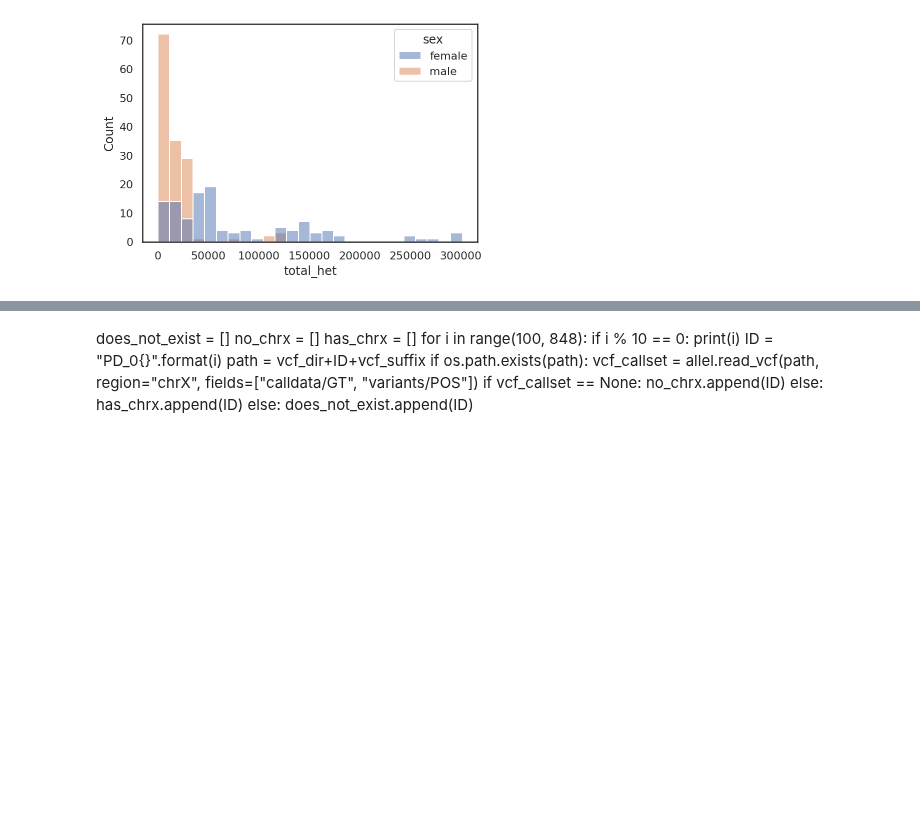
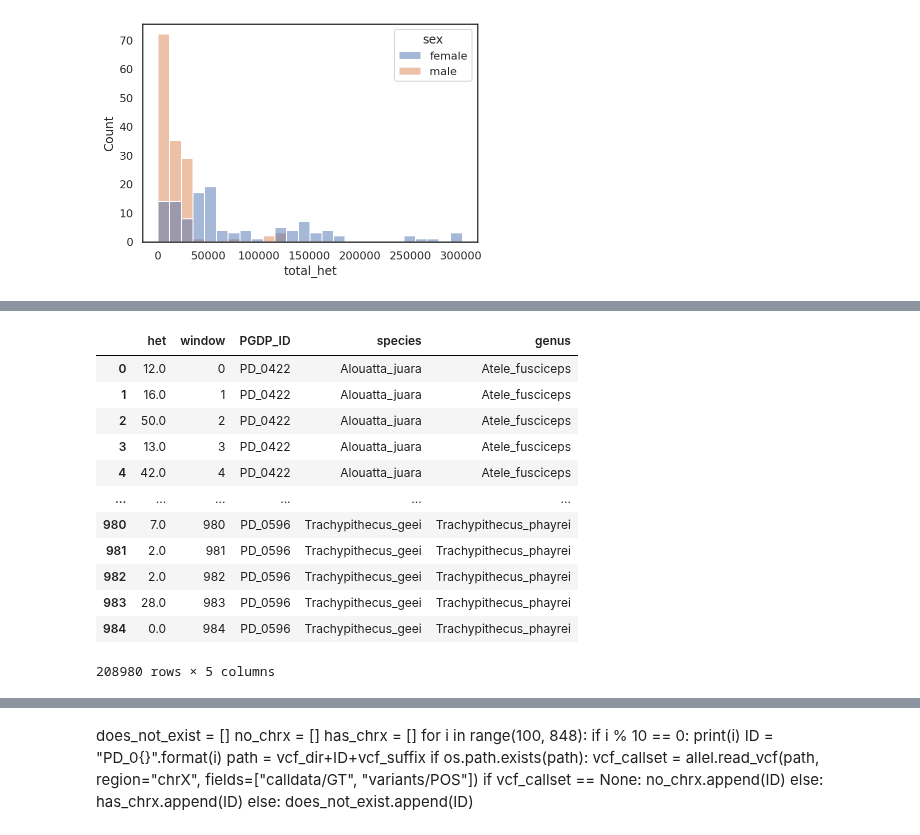
Before and after one commit to erikfogh/baboon_analysis, a Jupyter notebook: baboon_first_analysis/notebooks/Primatediversity_investigation.ipynb, the cells around one changed output, grey strips where cells are left out. Drawn from its saved outputs; the diff is of its cells as text; code cells hidden in the pictures; blank space fills up the shorter version.

```diff
--- a/baboon_first_analysis/notebooks/Primatediversity_investigation.ipynb
+++ b/baboon_first_analysis/notebooks/Primatediversity_investigation.ipynb
@@ -227,4 +214,0 @@ Trachypithecus_phayrei.fasta
-# %%
-ID = "PD_0180"
-
-vcf_callset = allel.read_vcf(vcf_dir+ID+vcf_suffix, region="chrX", fields=["calldata/GT", "variants/POS"])
@@ -230,0 +288,16 @@ vcf_callset = allel.read_vcf(vcf_dir+ID+vcf_suffix, region="chrX", fields=["call
+# %%
+primate_df
+# %% [output]
+|  | het | window | PGDP_ID | species | genus |
+| 0 | 12.0 | 0 | PD_0422 | Alouatta_juara | Atele_fusciceps |
+| 1 | 16.0 | 1 | PD_0422 | Alouatta_juara | Atele_fusciceps |
+| 2 | 50.0 | 2 | PD_0422 | Alouatta_juara | Atele_fusciceps |
+| 3 | 13.0 | 3 | PD_0422 | Alouatta_juara | Atele_fusciceps |
+| 4 | 42.0 | 4 | PD_0422 | Alouatta_juara | Atele_fusciceps |
+| ... | ... | ... | ... | ... | ... |
+| 980 | 7.0 | 980 | PD_0596 | Trachypithecus_geei | Trachypithecus_phayrei |
+| 981 | 2.0 | 981 | PD_0596 | Trachypithecus_geei | Trachypithecus_phayrei |
+| 982 | 2.0 | 982 | PD_0596 | Trachypithecus_geei | Trachypithecus_phayrei |
+| 983 | 28.0 | 983 | PD_0596 | Trachypithecus_geei | Trachypithecus_phayrei |
+| 984 | 0.0 | 984 | PD_0596 | Trachypithecus_geei | Trachypithecus_phayrei |
+208980 rows × 5 columns
```
Also changed, not shown: parts of 6 cells of this notebook, 15 other files.
